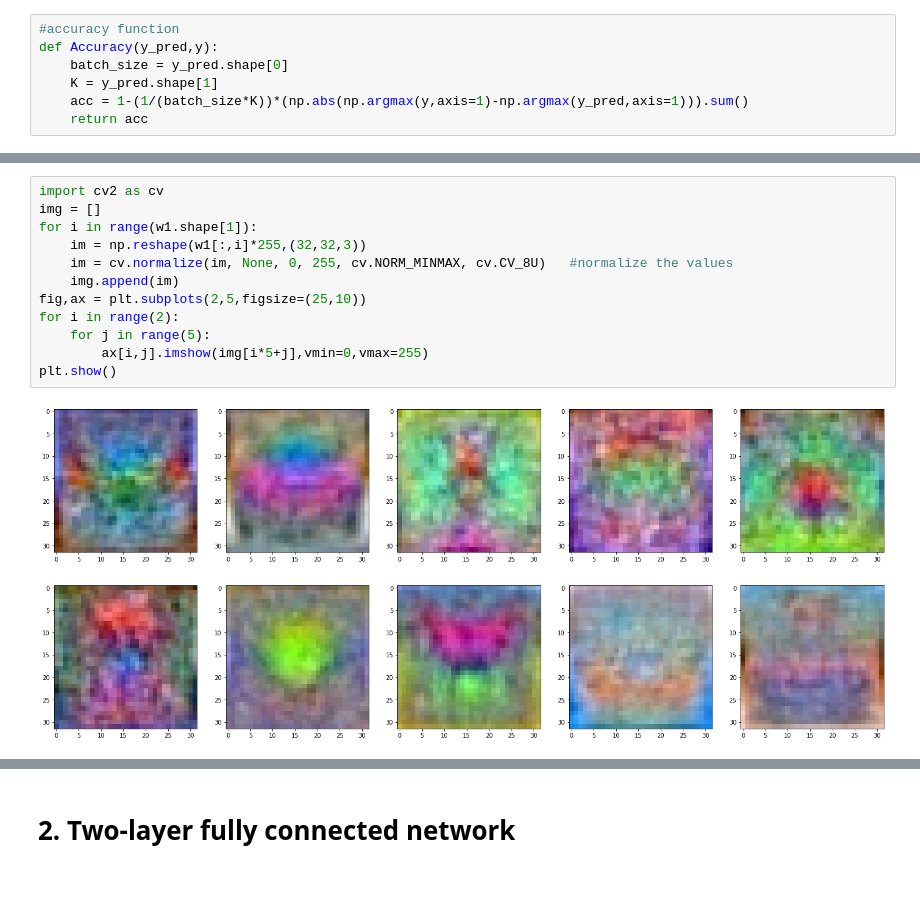
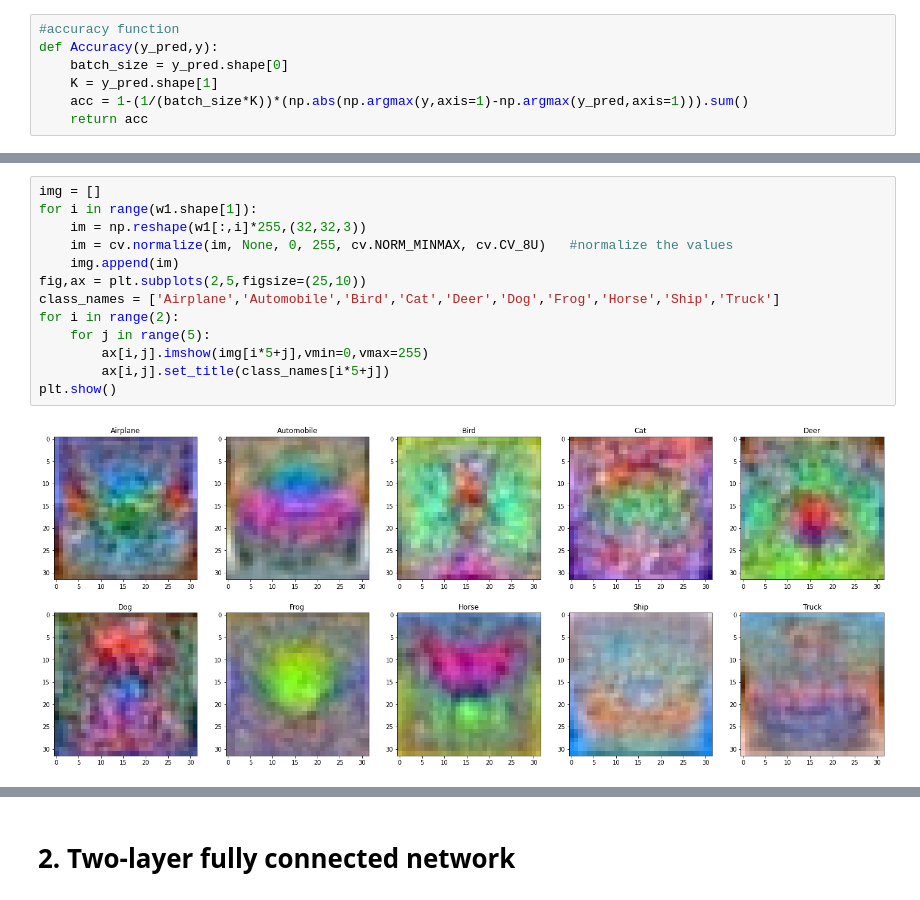
Before and after one commit to DilmiCaldera/Classification-Model-for-CIFAR10, a Jupyter notebook: A04_code.ipynb, the cells around one changed output, grey strips where cells are left out. Cells and saved outputs as stored; diff of their text form.

```diff
--- a/A04_code.ipynb
+++ b/A04_code.ipynb
@@ -147,14 +174,15 @@ iteration 300 / 300: Train loss = 0.782877 , Test loss = 0.787605 , Train accura
 # %%
-import cv2 as cv
 img = []
 for i in range(w1.shape[1]):
     im = np.reshape(w1[:,i]*255,(32,32,3))
     im = cv.normalize(im, None, 0, 255, cv.NORM_MINMAX, cv.CV_8U)   #normalize the values
     img.append(im)
 fig,ax = plt.subplots(2,5,figsize=(25,10))
+class_names = ['Airplane','Automobile','Bird','Cat','Deer','Dog','Frog','Horse','Ship','Truck']
 for i in range(2):
     for j in range(5):
         ax[i,j].imshow(img[i*5+j],vmin=0,vmax=255)
+        ax[i,j].set_title(class_names[i*5+j])
 plt.show()
 # %% [output]
-[figure, old version]
+[figure, new version]
```
Also changed, not shown: parts of 24 cells of this notebook.
